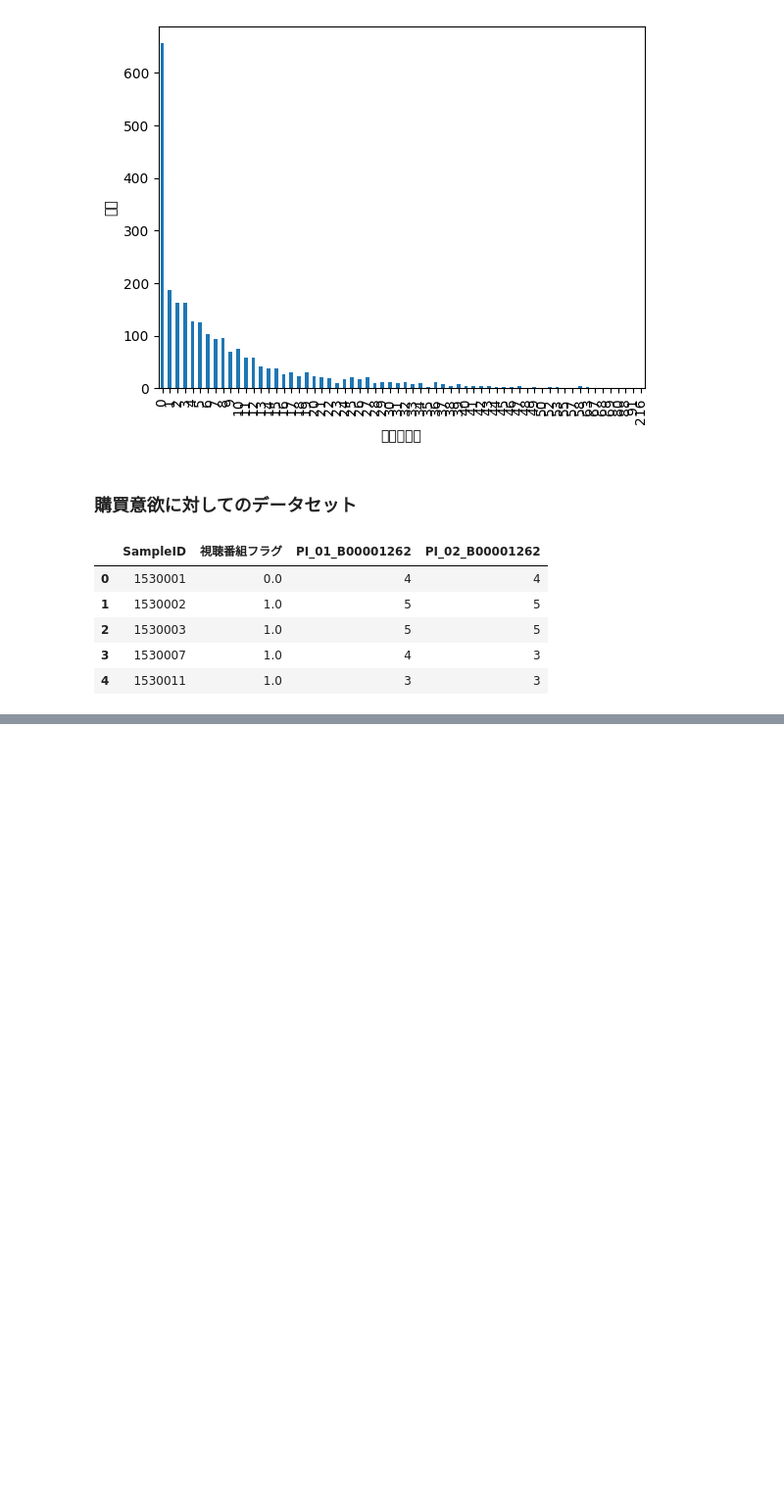
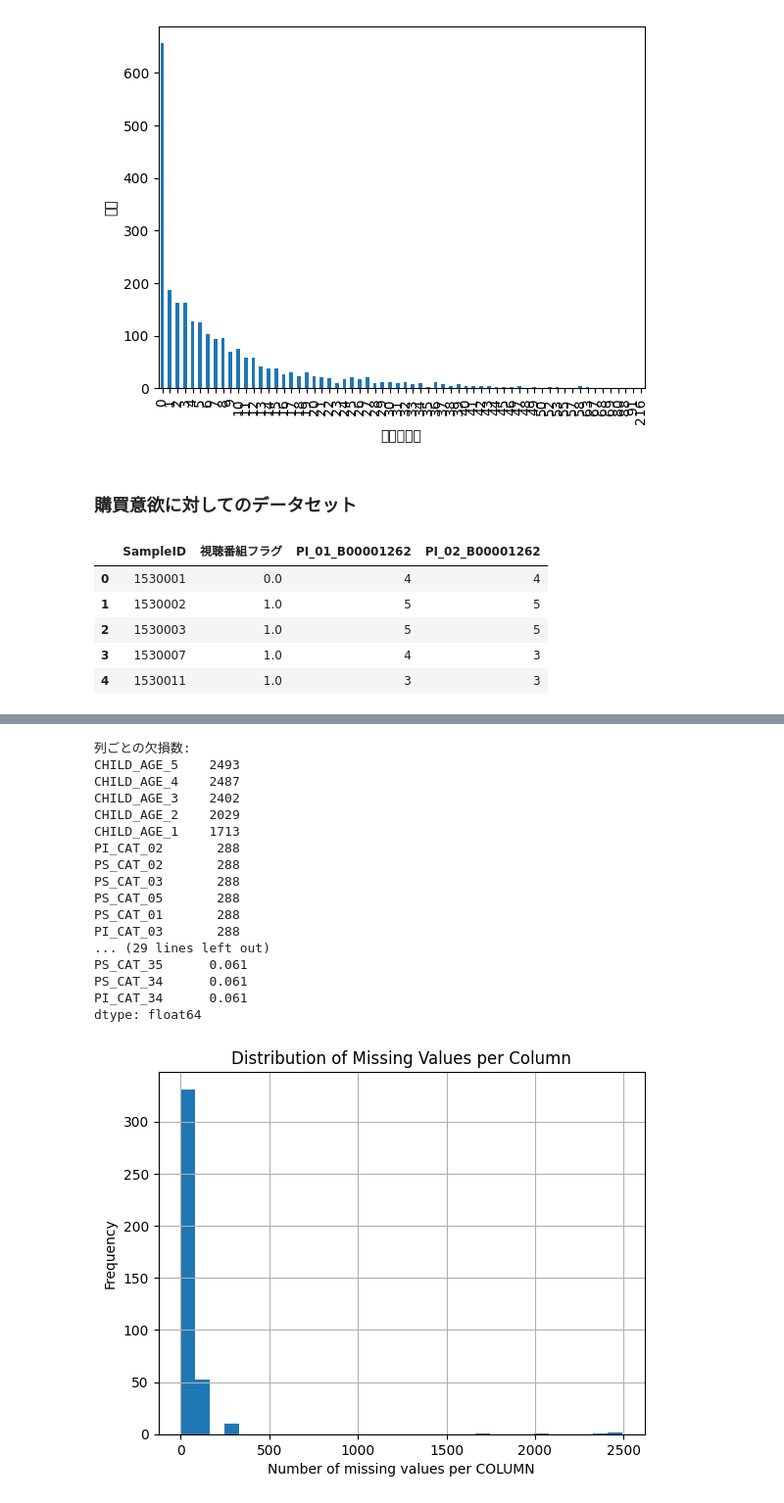
Before and after one commit to ykenta1030/econ-thesis, a Jupyter notebook: econ.ipynb, the cells around one changed output, grey strips where cells are left out. Shown at 98% size. Drawn from its saved outputs; the diff is of its cells as text; code cells hidden in the pictures; blank space fills up the shorter version.

```diff
--- a/econ.ipynb
+++ b/econ.ipynb
@@ -659,0 +464,72 @@ print(df_cat)
+# %%
+# 1) 列の切り出し（この範囲指定は列順に依存。想定どおりの列が入っているか要確認）
+cov1 = df_main.loc[:, "SEX_CD":"INCOM_SA"].copy()
+cov2 = df_main.loc[:, "SEN_01_MA":"SYM_34_MA"].copy()
+cov3 = df_main.loc[:, "CV_01_0201":"DP_00_0229"].copy()
+cov4 = df_main.loc[:, "PS_CAT_01":"PI_CAT_56"].copy()
+cov5 = pd.concat([cov1, cov2, cov3, cov4], axis=1)
+
+# 2) 文字ベースの欠損を正規化：空白だけのセルは NaN に
+#   - 空白（半角/全角/タブ/改行）だけ → NaN
+cov5 = cov5.replace(r'^\s*$', np.nan, regex=True)
+
+#   - 文字列としての 'NaN'/'nan' だけ NaN に（実NaNはそのまま）
+cov5 = cov5.replace({'NaN': np.nan, 'nan': np.nan})
+
+# 3) 列ごとの欠損「数」と「率」
+col_missing_count2 = cov5.isna().sum(axis=0)
+col_missing_rate2  = cov5.isna().mean(axis=0)  # 0〜1
+
+print("列ごとの欠損数:")
+print( col_missing_count2.sort_values(ascending=False).head(20))
+
+print("\n列ごとの欠損率:")
+print((col_missing_rate2.sort_values(ascending=False).head(20)).round(3))
+
+# 4) 行ごとの欠損「数」と「率」
+row_missing_count2 = cov5.isna().sum(axis=1)
+row_missing_rate2  = cov5.isna().mean(axis=1)  # 0〜1
+
+# 5) 可視化
+# 列ごとの欠損数ヒスト
+plt.figure()
+col_missing_count2.hist(bins=30)
+plt.xlabel("Number of missing values per COLUMN")
+plt.ylabel("Frequency")
+plt.title("Distribution of Missing Values per Column")
+plt.show()
+
+# 行ごとの欠損数ヒスト
+plt.figure()
+row_missing_count2.hist(bins=30)
+plt.xlabel("Number of missing values per ROW")
+plt.ylabel("Frequency")
+plt.title("Distribution of Missing Values per Row")
+plt.show()
+
+# 行ごとの欠損率ヒスト
+plt.figure()
+row_missing_rate2.hist(bins=30)
+plt.xlabel("Missing rate per ROW")
+plt.ylabel("Frequency")
+plt.title("Distribution of Missing Rate per Row")
+plt.show()
+# %% [output]
+列ごとの欠損数:
+CHILD_AGE_5    2493
+CHILD_AGE_4    2487
+CHILD_AGE_3    2402
+CHILD_AGE_2    2029
+CHILD_AGE_1    1713
+PI_CAT_02       288
+PS_CAT_02       288
+PS_CAT_03       288
+PS_CAT_05       288
+PS_CAT_01       288
+PI_CAT_03       288
+... (29 lines left out)
+PS_CAT_35      0.061
+PS_CAT_34      0.061
+PI_CAT_34      0.061
+dtype: float64
+[figure, added]
```
Also changed, not shown: parts of 22 cells of this notebook.
